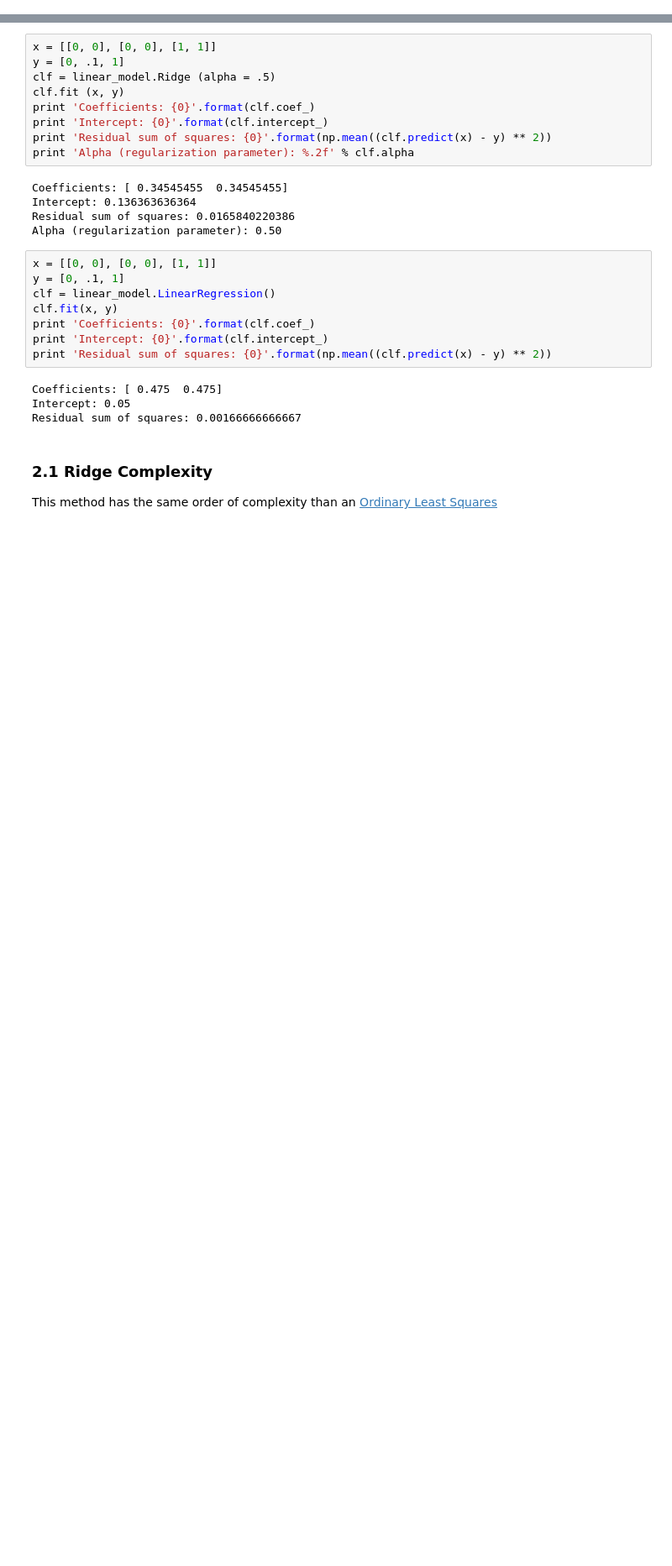
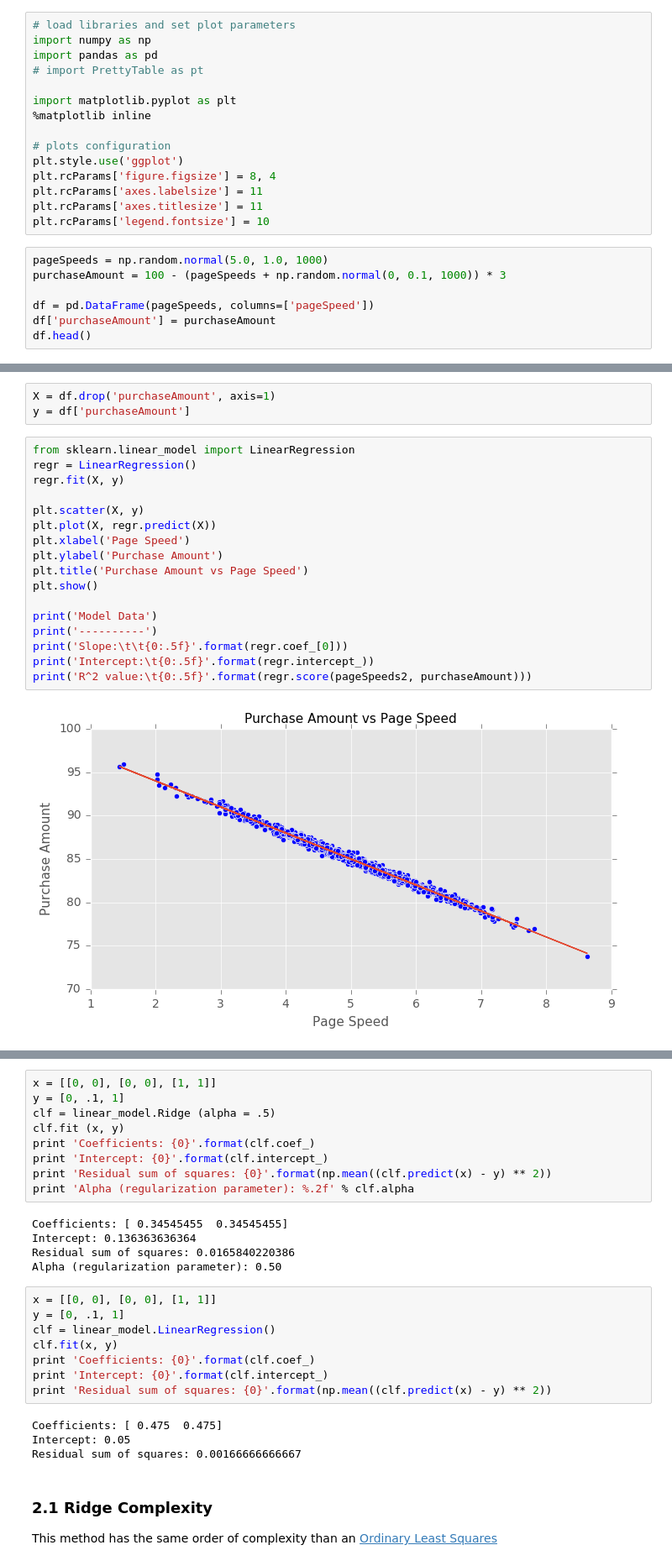
Before and after one commit to jmoianes/MachineLearning, a Jupyter notebook: 01 Regression/00 Regression.ipynb, the cells around one changed output, grey strips where cells are left out. Shown: that part at 84% size. Saved outputs shown, nothing was run; the diff lists cells and outputs as text; blank space fills up the shorter version.

Commit message:
adding regression

```diff
--- a/01 Regression/00 Regression.ipynb
+++ b/01 Regression/00 Regression.ipynb
@@ -249,0 +54,22 @@ This method computes the least squares solution using a singular value decomposi
+# %%
+# load libraries and set plot parameters
+import numpy as np
+import pandas as pd
+# import PrettyTable as pt
+
+import matplotlib.pyplot as plt
+%matplotlib inline
+
+# plots configuration
+plt.style.use('ggplot')
+plt.rcParams['figure.figsize'] = 8, 4
+plt.rcParams['axes.labelsize'] = 11
+plt.rcParams['axes.titlesize'] = 11
+plt.rcParams['legend.fontsize'] = 10
+# %%
+pageSpeeds = np.random.normal(5.0, 1.0, 1000)
+purchaseAmount = 100 - (pageSpeeds + np.random.normal(0, 0.1, 1000)) * 3
+
+df = pd.DataFrame(pageSpeeds, columns=['pageSpeed'])
+df['purchaseAmount'] = purchaseAmount
+df.head()
@@ -249,0 +95,22 @@ This method computes the least squares solution using a singular value decomposi
+# %%
+X = df.drop('purchaseAmount', axis=1)
+y = df['purchaseAmount']
+# %%
+from sklearn.linear_model import LinearRegression
+regr = LinearRegression()
+regr.fit(X, y)
+
+plt.scatter(X, y)
+plt.plot(X, regr.predict(X))
+plt.xlabel('Page Speed')
+plt.ylabel('Purchase Amount')
+plt.title('Purchase Amount vs Page Speed')
+plt.show()
+
+print('Model Data')
+print('----------')
+print('Slope:\t\t{0:.5f}'.format(regr.coef_[0]))
+print('Intercept:\t{0:.5f}'.format(regr.intercept_))
+print('R^2 value:\t{0:.5f}'.format(regr.score(pageSpeeds2, purchaseAmount)))
+# %% [output]
+[figure, added]
```
Also changed, not shown: parts of 36 cells of this notebook, 2 other files.
